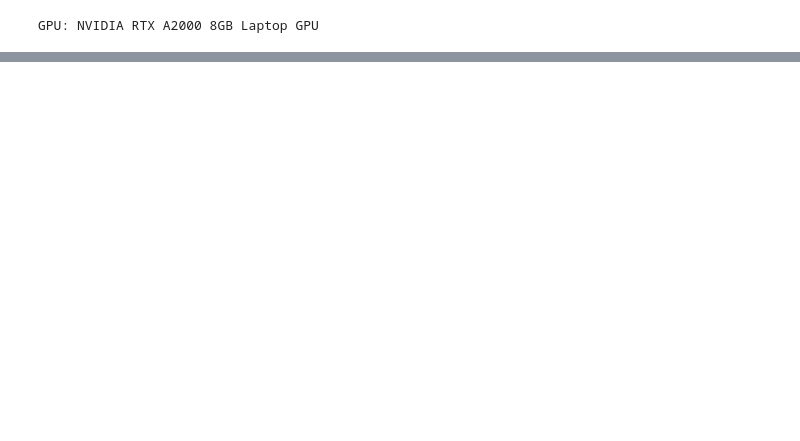
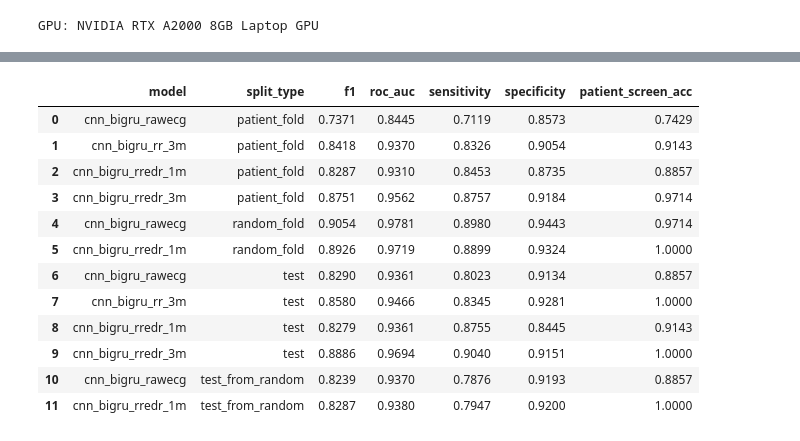
Before and after one commit to MammadHuseyn/apnea-ecg-ml, a Jupyter notebook: notebooks/05_dl_models.ipynb, the cells around one changed output, grey strips where cells are left out. Drawn from its saved outputs; the diff is of its cells as text; code cells hidden in the pictures; blank space fills up the shorter version.

Commit message:
Figures, Predictions, Results

```diff
--- a/notebooks/05_dl_models.ipynb
+++ b/notebooks/05_dl_models.ipynb
@@ -29,0 +145,20 @@ _, m_raw_rand = run_cv_experiment(mode="raw_ecg", context_mins=1, split_col="ran
+# %%
+for mode, ctx, name, thr in [
+    ("raw_ecg", 1, "cnn_bigru_rawecg",   0.630),
+    ("rr_edr",  1, "cnn_bigru_rredr_1m", 0.645),
+]:
+    ds = ApneaDataset(test_df, test_cache, mode=mode, context_mins=ctx, augment=False)
+    loader = DataLoader(ds, batch_size=256, shuffle=False, pin_memory=(device.type == "cuda"))
+
+    preds = []
+    for f in range(5):
+        m = ApneaSeqNet(mode=mode).to(device)
+        m.load_state_dict(torch.load(CKPT_DIR / f"{name}_random_fold_f{f}.pt", map_location=device, weights_only=True))
+        preds.append(predict_loader(m, loader, device))
+
+    evaluate_and_log(
+        test_df, np.mean(preds, axis=0),
+        model_name=name, split_type="test_from_random",
+        threshold=thr, config={"mode": mode, "context_mins": ctx, "trained_on": "random_fold"},
+        use_wandb=True,
+    )
@@ -29,0 +195,67 @@ _, m_raw_rand = run_cv_experiment(mode="raw_ecg", context_mins=1, split_col="ran
+# %%
+METRICS = [
+    "accuracy", "sensitivity", "specificity", "f1",
+    "roc_auc", "patient_frac_mae", "patient_screen_acc", "threshold"
+]
+
+SPLIT_SUFFIXES = ("test_from_random", "patient_fold", "random_fold", "test")
+
+def _parse_run_name(name: str):
+    for sp in SPLIT_SUFFIXES:
+        if name.endswith(f"_{sp}"):
+            return name[: -(len(sp) + 1)], sp
+    return None, None
+
+def _extract_metrics(run) -> dict:
+    # Prefer summary; fall back to last logged history row if summary is empty/lagging
+    src = dict(run.summary)
+    if "roc_auc" not in src:
+        hist = run.history(keys=METRICS)
+        if not hist.empty:
+            src = hist.iloc[-1].to_dict()
+    return {k: src.get(k, np.nan) for k in METRICS}
+
+def fetch_wandb_summary(project: str = WANDB_PROJECT, entity: str | None = WANDB_ENTITY) -> pd.DataFrame:
+    api = wandb.Api()
+    path = f"{entity}/{project}" if entity else project
+    latest = {}
+
+    for run in sorted(api.runs(path), key=lambda r: r.created_at):
+        if run.state != "finished":
+            continue
+        model = run.config.get("model")
+        split = run.config.get("split_type")
+        if not model or not split:
+            model, split = _parse_run_name(run.name)
+        if not model or not split:
+            continue
+
+        vals = _extract_metrics(run)
+        if pd.isna(vals["roc_auc"]) or pd.isna(vals["f1"]):
+            continue
+
+        latest[(model, split)] = {
+            "model": model,
+            "split_type": split,
+            "run_name": run.name,
+            **vals,
+        }
+
+    return pd.DataFrame(latest.values()).sort_values(["split_type", "model"]).reset_index(drop=True)
+
+wb_df = fetch_wandb_summary()
+display(wb_df[["model", "split_type", "f1", "roc_auc", "sensitivity", "specificity", "patient_screen_acc"]].round(4))
+# %% [output]
+|  | model | split_type | f1 | roc_auc | sensitivity | specificity | patient_screen_acc |
+| 0 | cnn_bigru_rawecg | patient_fold | 0.7371 | 0.8445 | 0.7119 | 0.8573 | 0.7429 |
+| 1 | cnn_bigru_rr_3m | patient_fold | 0.8418 | 0.9370 | 0.8326 | 0.9054 | 0.9143 |
+| 2 | cnn_bigru_rredr_1m | patient_fold | 0.8287 | 0.9310 | 0.8453 | 0.8735 | 0.8857 |
+| 3 | cnn_bigru_rredr_3m | patient_fold | 0.8751 | 0.9562 | 0.8757 | 0.9184 | 0.9714 |
+| 4 | cnn_bigru_rawecg | random_fold | 0.9054 | 0.9781 | 0.8980 | 0.9443 | 0.9714 |
+| 5 | cnn_bigru_rredr_1m | random_fold | 0.8926 | 0.9719 | 0.8899 | 0.9324 | 1.0000 |
+| 6 | cnn_bigru_rawecg | test | 0.8290 | 0.9361 | 0.8023 | 0.9134 | 0.8857 |
+| 7 | cnn_bigru_rr_3m | test | 0.8580 | 0.9466 | 0.8345 | 0.9281 | 1.0000 |
+| 8 | cnn_bigru_rredr_1m | test | 0.8279 | 0.9361 | 0.8755 | 0.8445 | 0.9143 |
+| 9 | cnn_bigru_rredr_3m | test | 0.8886 | 0.9694 | 0.9040 | 0.9151 | 1.0000 |
+| 10 | cnn_bigru_rawecg | test_from_random | 0.8239 | 0.9370 | 0.7876 | 0.9193 | 0.8857 |
+| 11 | cnn_bigru_rredr_1m | test_from_random | 0.8287 | 0.9380 | 0.7947 | 0.9200 | 1.0000 |
```
Also changed, not shown: parts of 8 cells of this notebook, 20 other files.
